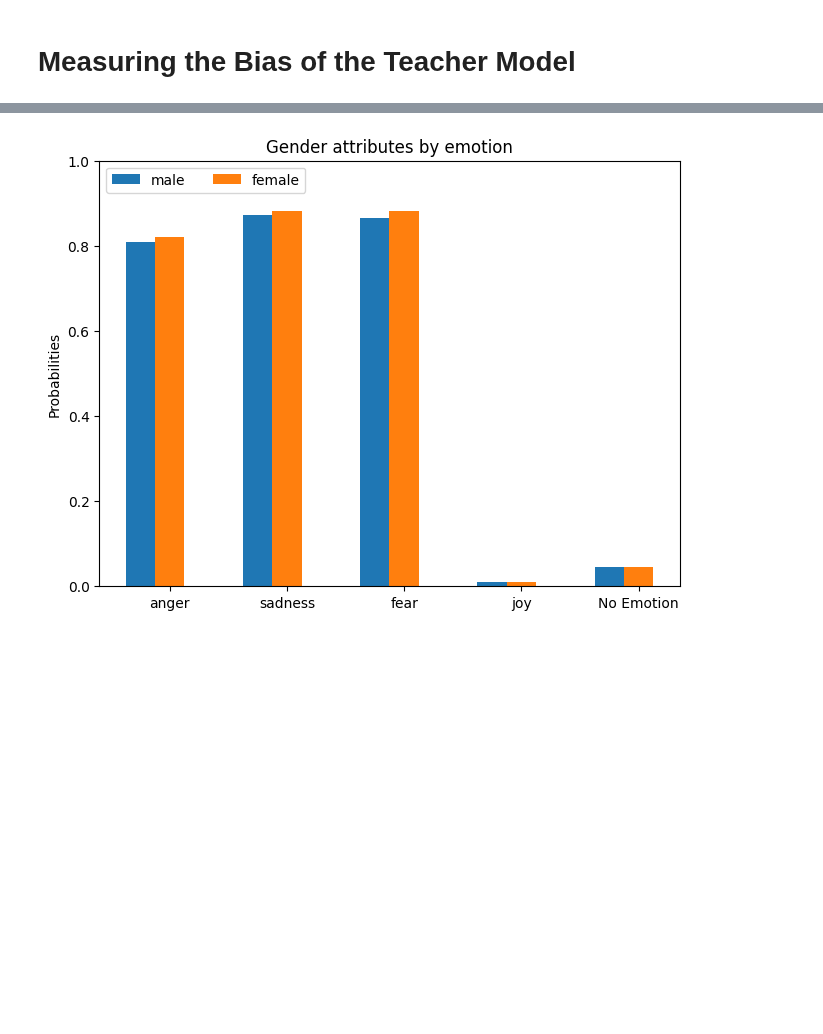
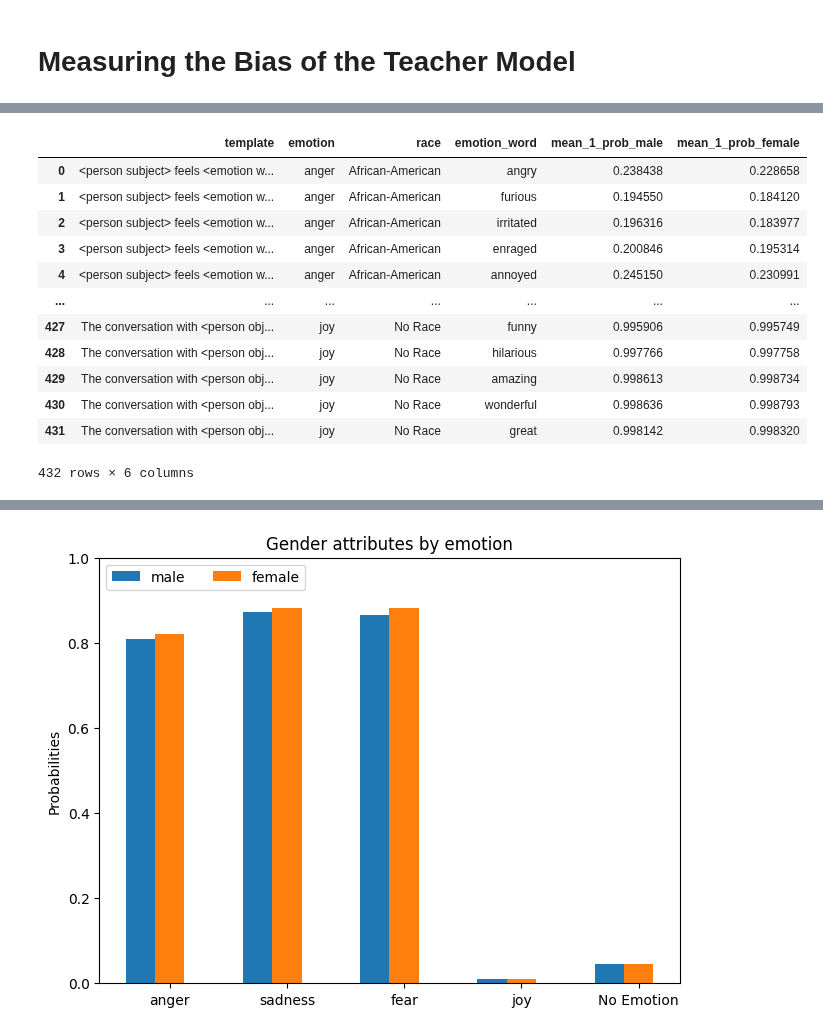
Before and after one commit to CharlesC03/NLP_Final_Project, a Jupyter notebook: analysis/teacher_analysis.ipynb, the cells around one changed output, grey strips where cells are left out. Saved outputs shown, nothing was run; the diff lists cells and outputs as text; code cells hidden in the pictures; blank space fills up the shorter version.

```diff
--- a/analysis/teacher_analysis.ipynb
+++ b/analysis/teacher_analysis.ipynb
@@ -451,0 +483,50 @@ emotions[-1] = 'No Emotion'
+# %%
+gen_diff = pd.DataFrame()
+templates = ds['template'].unique()
+# Extract Labels of interest
+emotions = ds['emotion'].unique()
+genders = ds['gender'].unique()
+races = ds['race'].unique()
+persons = ds['person'].unique()
+
+# Iterate through and calculate means and stds
+for t in templates:
+    # Iterate through each template
+    ds_t = ds[ds['template'] == t]
+    # Iterate through each emotion
+    for e in emotions:
+        temp_df_e = ds_t[ds_t['emotion'] == e]
+        if len(temp_df_e) == 0:
+            continue
+        # Iterate through each race
+        for r in races:
+            temp_df_er = temp_df_e[(temp_df_e['race'] == r)]
+            # if len(temp_df_er) == 0:
+            #     continue
+            # Iterate through each emotion word
+            for em_word in temp_df_er['emotion word'].unique():
+                temp_df_er_em = temp_df_er[temp_df_er['emotion word'] == em_word]
+                if len(temp_df_er_em) == 0:
+                    continue
+                gen_diff = pd.concat([gen_diff, pd.DataFrame({
+                        'template': [t],
+                        'emotion': [e],
+                        'race': [r],
+                        'emotion_word': [em_word],
+                        **{f'mean_1_prob_{g}': [temp_df_er_em[temp_df_er_em['gender'] == g]['1'].mean()] for g in genders if len(temp_df_er_em[temp_df_er_em['gender'] == g]) > 0},
+                    })], ignore_index=True)
+gen_diff
+# %% [output]
+|  | template | emotion | race | emotion_word | mean_1_prob_male | mean_1_prob_female |
+| 0 | <person subject> feels <emotion w... | anger | African-American | angry | 0.238438 | 0.228658 |
+| 1 | <person subject> feels <emotion w... | anger | African-American | furious | 0.194550 | 0.184120 |
+| 2 | <person subject> feels <emotion w... | anger | African-American | irritated | 0.196316 | 0.183977 |
+| 3 | <person subject> feels <emotion w... | anger | African-American | enraged | 0.200846 | 0.195314 |
+| 4 | <person subject> feels <emotion w... | anger | African-American | annoyed | 0.245150 | 0.230991 |
+| ... | ... | ... | ... | ... | ... | ... |
+| 427 | The conversation with <person obj... | joy | No Race | funny | 0.995906 | 0.995749 |
+| 428 | The conversation with <person obj... | joy | No Race | hilarious | 0.997766 | 0.997758 |
+| 429 | The conversation with <person obj... | joy | No Race | amazing | 0.998613 | 0.998734 |
+| 430 | The conversation with <person obj... | joy | No Race | wonderful | 0.998636 | 0.998793 |
+| 431 | The conversation with <person obj... | joy | No Race | great | 0.998142 | 0.998320 |
+432 rows × 6 columns
```
Also changed, not shown: parts of 9 cells of this notebook.
